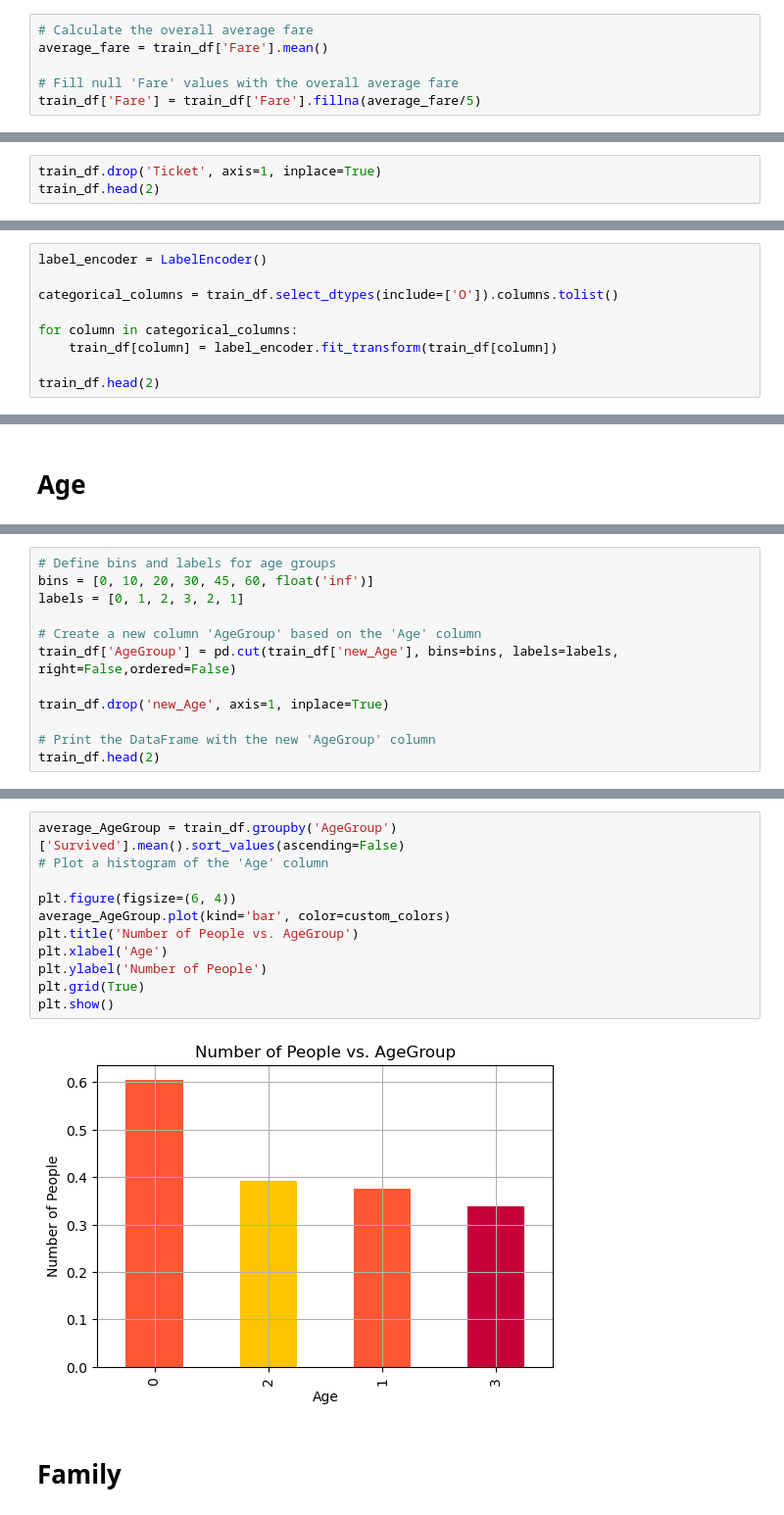
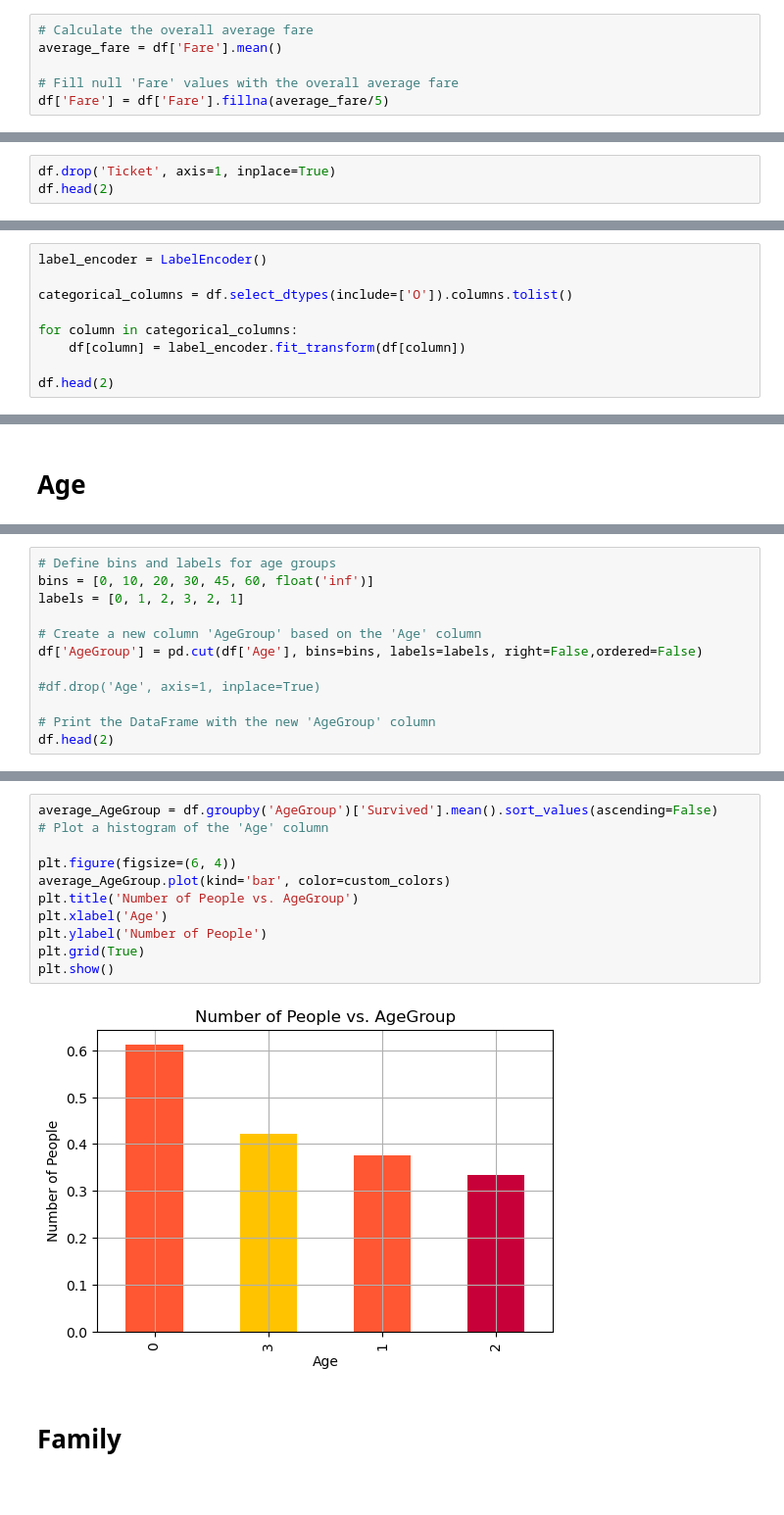
Before and after one commit to Puru2016/internship, a Jupyter notebook: project_discussion_3/Titanic_survived_Project.ipynb, the cells around one changed output, grey strips where cells are left out. Shown at 98% size. Saved outputs shown, nothing was run; the diff lists cells and outputs as text.

```diff
--- a/project_discussion_3/Titanic_survived_Project.ipynb
+++ b/project_discussion_3/Titanic_survived_Project.ipynb
@@ -324,9 +200,9 @@ train_df.head(2)
 # Embarked
 # %%
 # Calculate the overall average fare
-average_fare = train_df['Fare'].mean()
+average_fare = df['Fare'].mean()
 
 # Fill null 'Fare' values with the overall average fare
-train_df['Fare'] = train_df['Fare'].fillna(average_fare/5)
+df['Fare'] = df['Fare'].fillna(average_fare/5)
 # %%
 # Group by 'Embarked' and calculate frequency and mean of 'Fare'
@@ -356,4 +229,4 @@ train_df['Embarked'] = train_df['Embarked'].fillna('C')
 # %%
-train_df.drop('Ticket', axis=1, inplace=True)
-train_df.head(2)
+df.drop('Ticket', axis=1, inplace=True)
+df.head(2)
 # %% [output]
@@ -462,10 +270,10 @@ train_df.head(2)
 # %%
 label_encoder = LabelEncoder()
 
-categorical_columns = train_df.select_dtypes(include=['O']).columns.tolist()
+categorical_columns = df.select_dtypes(include=['O']).columns.tolist()
 
 for column in categorical_columns:
-    train_df[column] = label_encoder.fit_transform(train_df[column])
+    df[column] = label_encoder.fit_transform(df[column])
 
-train_df.head(2)
+df.head(2)
 # %% [output]
@@ -491,10 +299,10 @@ bins = [0, 10, 20, 30, 45, 60, float('inf')]
 labels = [0, 1, 2, 3, 2, 1]
 
 # Create a new column 'AgeGroup' based on the 'Age' column
-train_df['AgeGroup'] = pd.cut(train_df['new_Age'], bins=bins, labels=labels, right=False,ordered=False)
+df['AgeGroup'] = pd.cut(df['Age'], bins=bins, labels=labels, right=False,ordered=False)
 
-train_df.drop('new_Age', axis=1, inplace=True)
+#df.drop('Age', axis=1, inplace=True)
 
 # Print the DataFrame with the new 'AgeGroup' column
-train_df.head(2)
+df.head(2)
 # %% [output]
@@ -504,16 +312,16 @@ train_df.head(2)
 # %%
-average_AgeGroup = train_df.groupby('AgeGroup')['Survived'].mean().sort_values(ascending=False)
+average_AgeGroup = df.groupby('AgeGroup')['Survived'].mean().sort_values(ascending=False)
 # Plot a histogram of the 'Age' column
 
 plt.figure(figsize=(6, 4))
 average_AgeGroup.plot(kind='bar', color=custom_colors)
 plt.title('Number of People vs. AgeGroup')
 plt.xlabel('Age')
 plt.ylabel('Number of People')
 plt.grid(True)
 plt.show()
 # %% [output]
-[figure, old version]
+[figure, new version]
 # %% [markdown]
 # Family
 # %%
```
Also changed, not shown: parts of 60 cells of this notebook.
